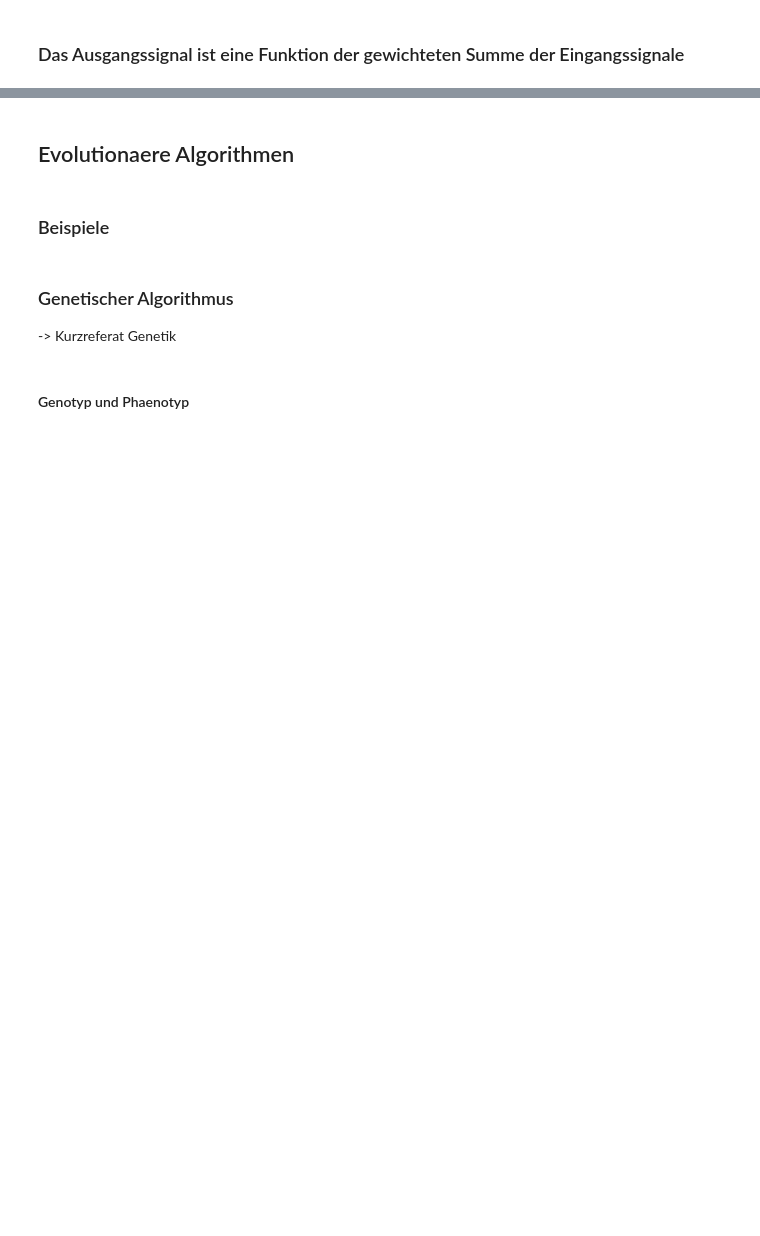
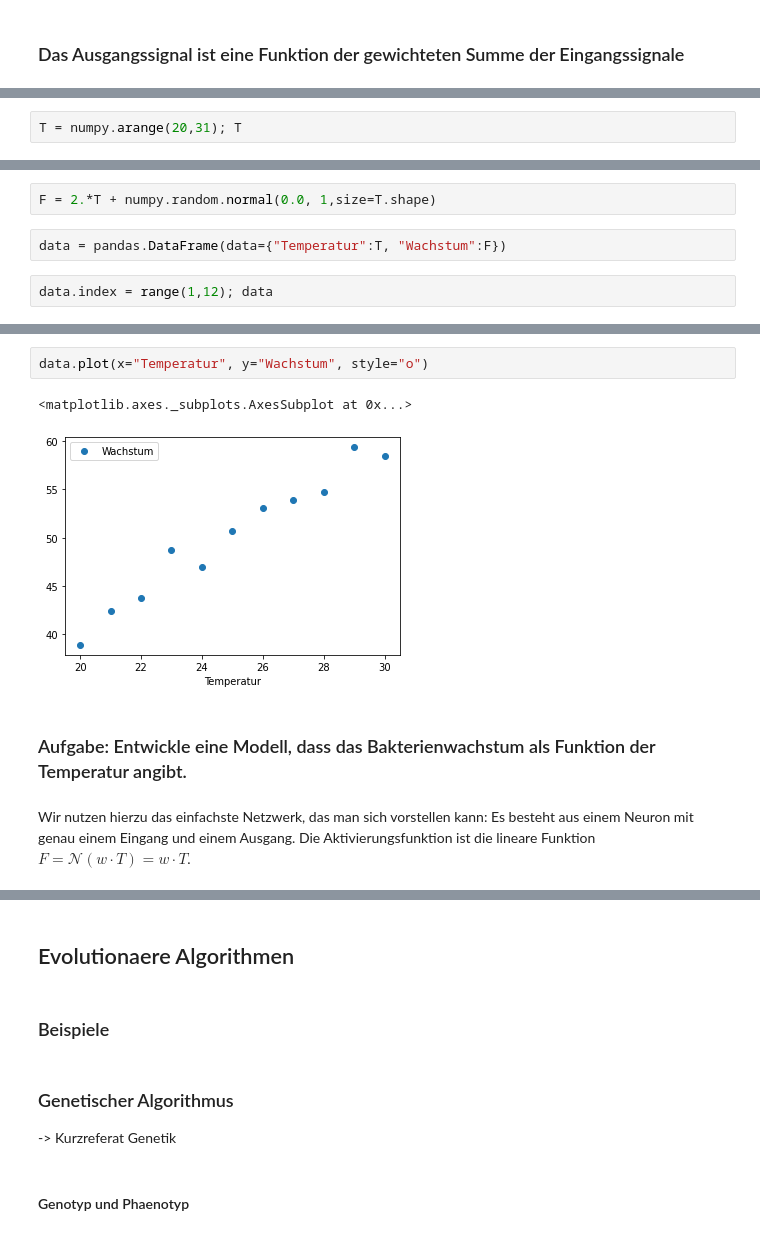
Before and after one commit to mpievolbio-scicomp/Evolution-und-KI, a Jupyter notebook: Evolution_und_KI.ipynb, the cells around one changed output, grey strips where cells are left out. Saved outputs shown, nothing was run; the diff lists cells and outputs as text; blank space fills up the shorter version.

```diff
--- a/Evolution_und_KI.ipynb
+++ b/Evolution_und_KI.ipynb
@@ -171,0 +284,2 @@ verknuepft."
+# %%
+T = numpy.arange(20,31); T
@@ -171,0 +288,6 @@ verknuepft."
+# %%
+F = 2.*T + numpy.random.normal(0.0, 1,size=T.shape)
+# %%
+data = pandas.DataFrame(data={"Temperatur":T, "Wachstum":F})
+# %%
+data.index = range(1,12); data
@@ -171,0 +307,9 @@ verknuepft."
+# %%
+data.plot(x="Temperatur", y="Wachstum", style="o")
+# %% [output]
+<matplotlib.axes._subplots.AxesSubplot at 0x...>
+[figure, added]
+# %% [markdown]
+### Aufgabe: Entwickle eine Modell, dass das Bakterienwachstum als Funktion der Temperatur angibt.
+# %% [markdown]
+Wir nutzen hierzu das einfachste Netzwerk, das man sich vorstellen kann: Es besteht aus einem Neuron mit genau einem Eingang und einem Ausgang. Die Aktivierungsfunktion ist die lineare Funktion $F = \mathcal{N}(w\cdot T) = w\cdot T$.
```
Also changed, not shown: parts of 70 cells of this notebook.
